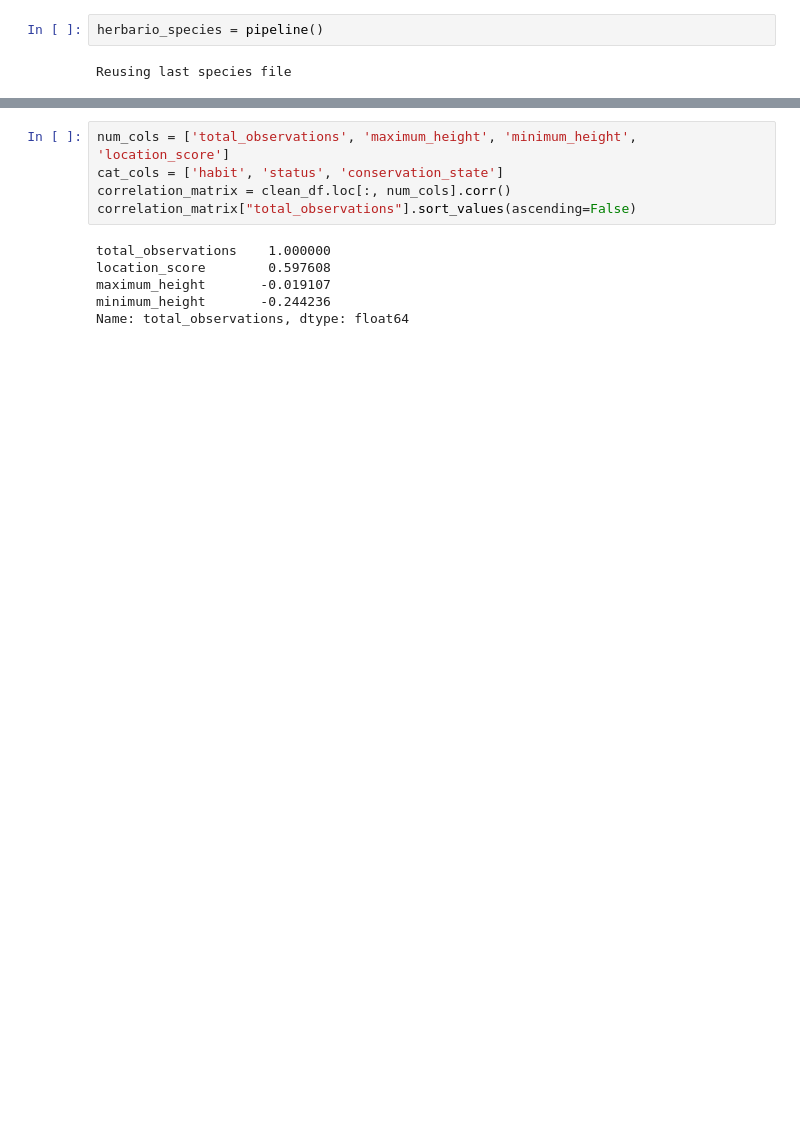
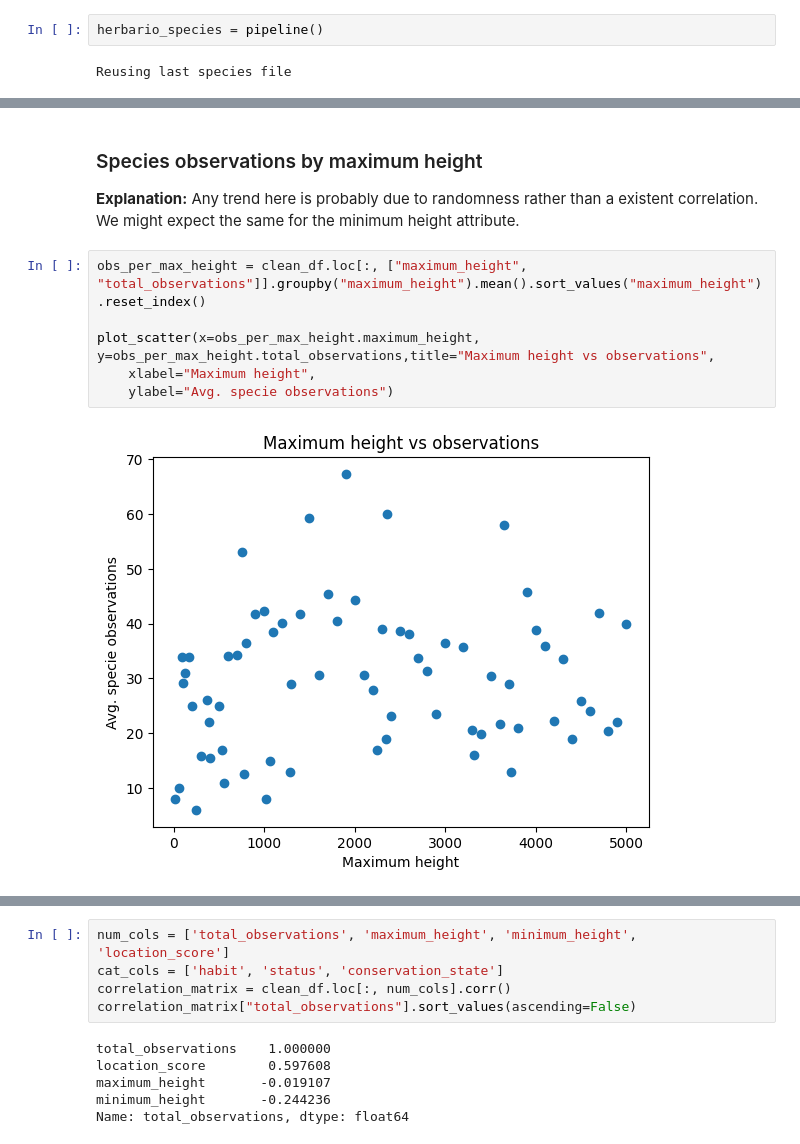
Before and after one commit to flawedvice/rasgos-cl-analysis, a Jupyter notebook: analysis.ipynb, the cells around one changed output, grey strips where cells are left out. Saved outputs shown, nothing was run; the diff lists cells and outputs as text; blank space fills up the shorter version.

```diff
--- a/analysis.ipynb
+++ b/analysis.ipynb
@@ -426,0 +603,11 @@ plt.show()
+# %% [markdown]
+### Species observations by maximum height
+**Explanation:** Any trend here is probably due to randomness rather than a existent correlation. We might expect the same for the minimum height attribute.
+# %%
+obs_per_max_height = clean_df.loc[:, ["maximum_height", "total_observations"]].groupby("maximum_height").mean().sort_values("maximum_height").reset_index()
+
+plot_scatter(x=obs_per_max_height.maximum_height, y=obs_per_max_height.total_observations,title="Maximum height vs observations",
+    xlabel="Maximum height",
+    ylabel="Avg. specie observations")
+# %% [output]
+[figure, added]
```
Also changed, not shown: parts of 145 cells of this notebook.
